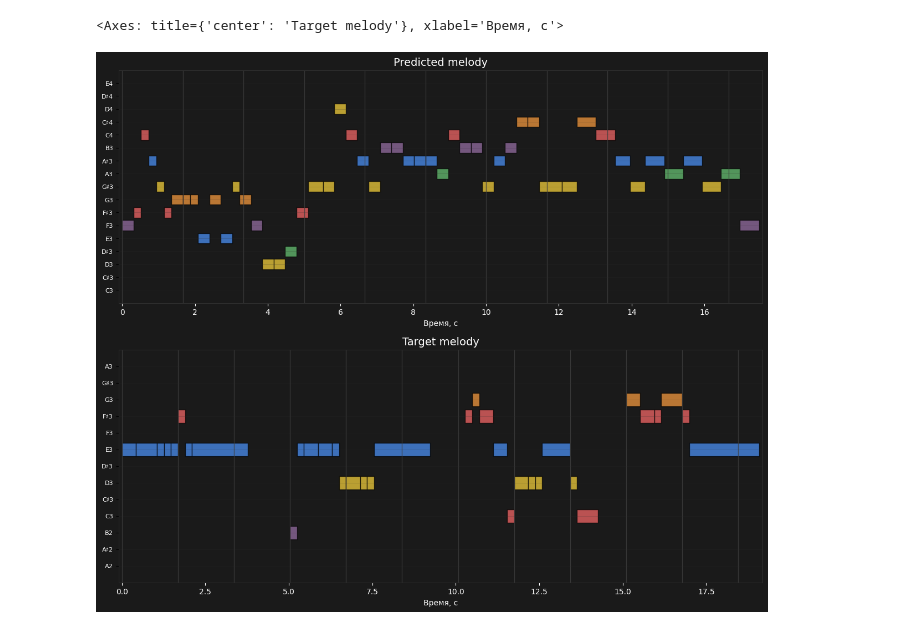
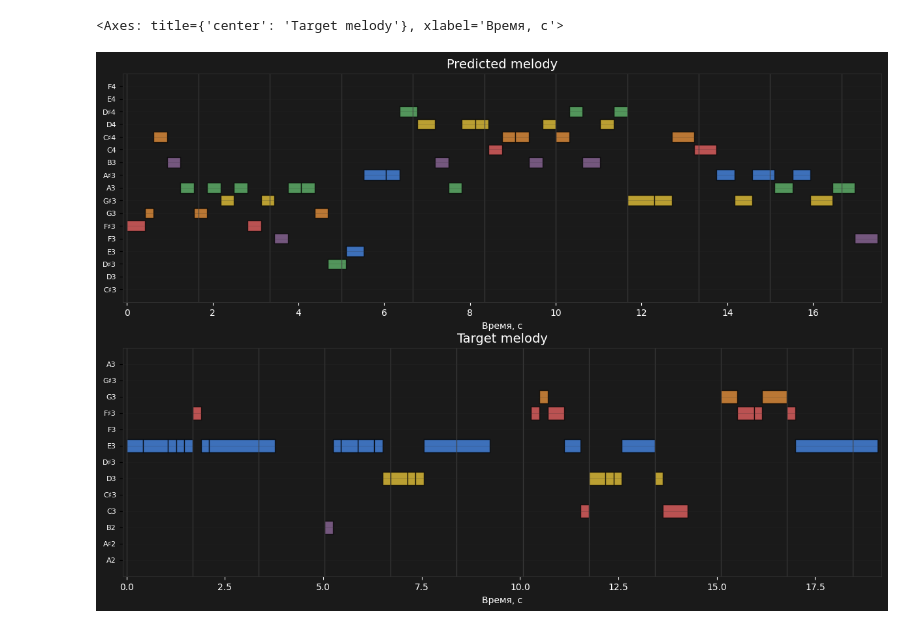
Before and after one commit to HerrPhoton/plagitune, a Jupyter notebook: notebooks/inference/MelodyNet_inference.ipynb, the cells around one changed output. Cells and saved outputs as stored; diff of their text form; code cells hidden in the pictures.

```diff
--- a/notebooks/inference/MelodyNet_inference.ipynb
+++ b/notebooks/inference/MelodyNet_inference.ipynb
@@ -13,16 +13,16 @@ file = "verse_2"
 audio = f"..\\..\\datasets\\MelodyNet\\processed\\{split}\\audio\\{file}.wav"
 midi = f"..\\..\\datasets\\MelodyNet\\processed\\{split}\\labels\\{file}.mid"
 # %%
-melody_inference = MelodyNetInference("..\\..\\src\\nn\\logs\\MelodyNet\\lstm\\checkpoints\\best.ckpt")
+melody_inference = MelodyNetInference("..\\..\\src\\nn\\weights\\MelodyNet\\best.ckpt")
 # %%
-fig, ax = plt.subplots(2, 1, figsize=(15, 12))
+fig, ax = plt.subplots(2, 1, figsize=(15, 10))
 fig.patch.set_facecolor('#1A1A1A')
 
 melody = melody_inference.extract_melody(audio, tempo=None)
 melody.visualize(ax=ax[0], title="Predicted melody")
 
 target = Melody.from_midi(midi)
 target.visualize(ax=ax[1], title="Target melody")
 # %% [output]
 <Axes: title={'center': 'Target melody'}, xlabel='Время, с'>
-[figure, old version]
+[figure, new version]
```
Also changed, not shown: 2 other files.
